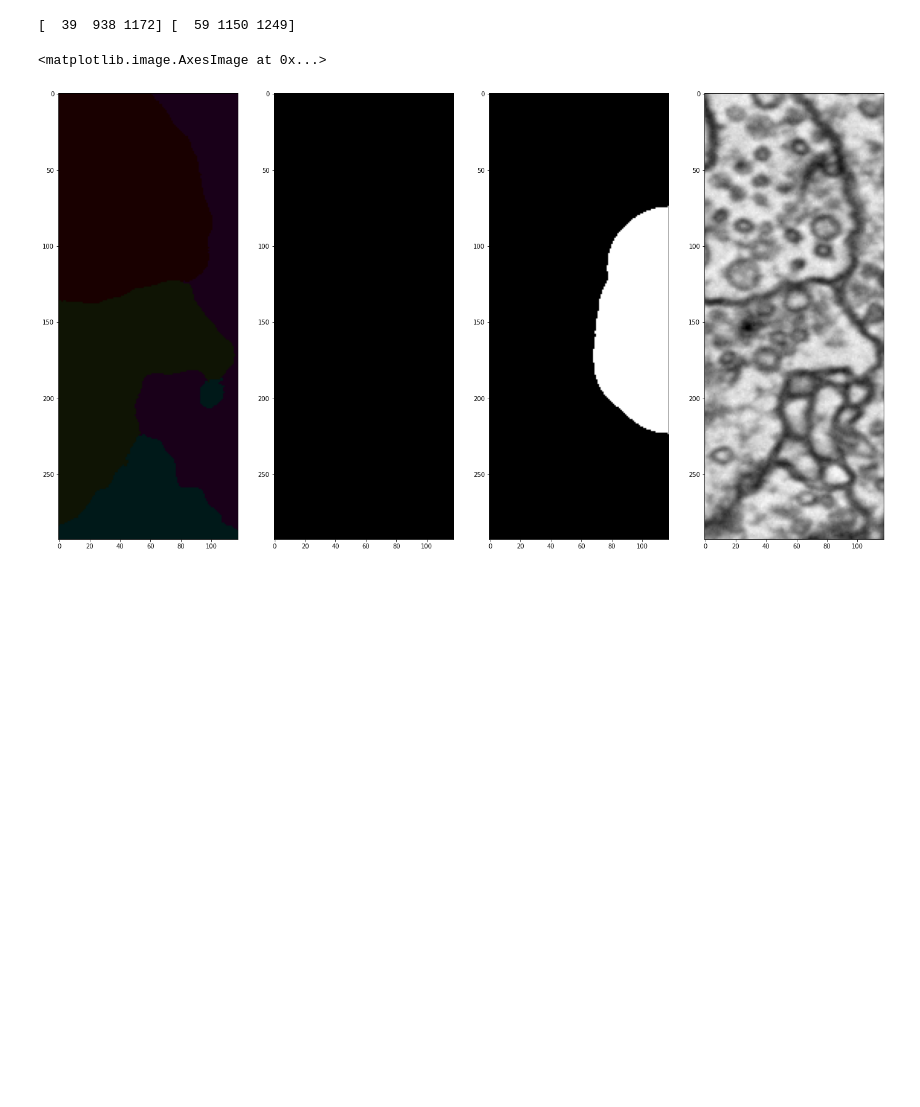
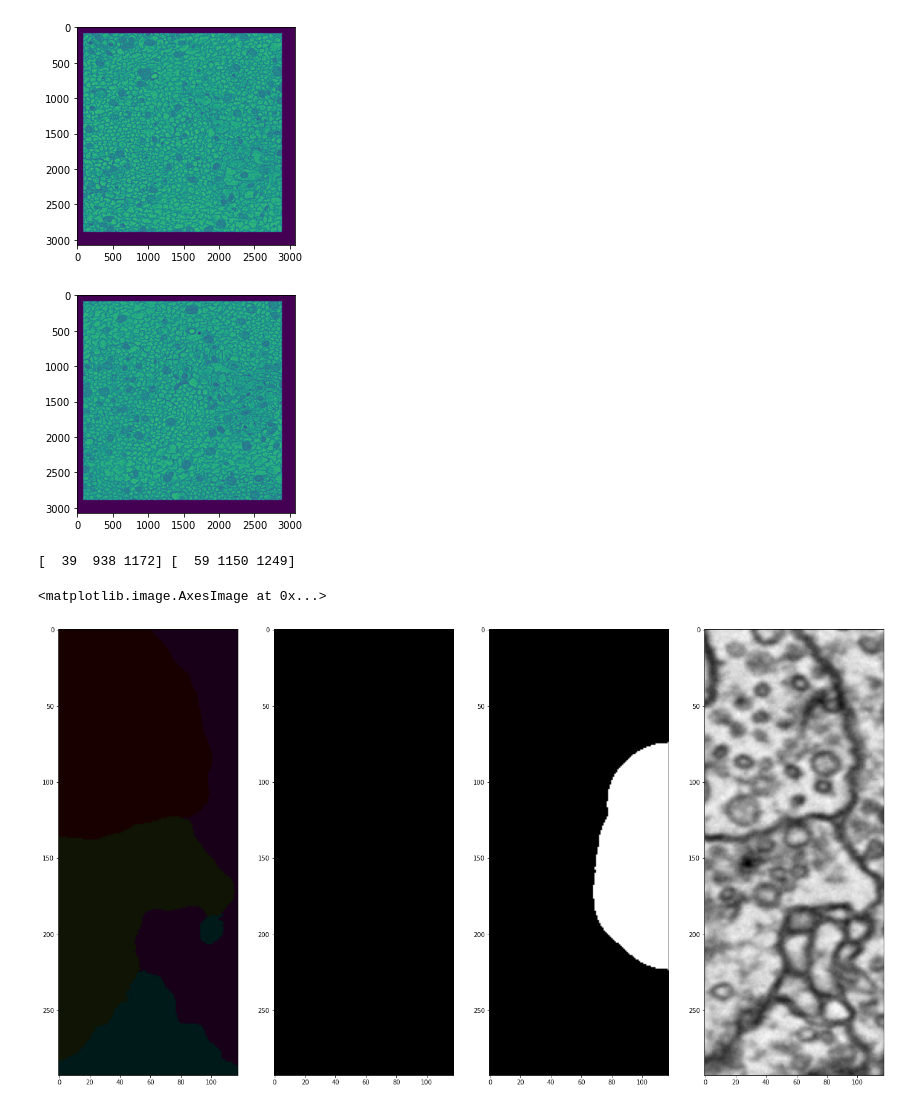
Before and after one commit to image-infomatics/neutorch, a Jupyter notebook: neutorch/notebooks/affinity_2_seg.ipynb, the cells around one changed output. Cells and saved outputs as stored; diff of their text form; code cells hidden in the pictures; blank space fills up the shorter version.

Commit message:
improve test flow

```diff
--- a/neutorch/notebooks/affinity_2_seg.ipynb
+++ b/neutorch/notebooks/affinity_2_seg.ipynb
@@ -186,8 +79,17 @@ from neutorch.dataset.affinity import TestDataset
 from neutorch.dataset.utils import from_h5
 import numpy as np
 
-dataset = TestDataset('../../data/sample_A_pad.hdf', (26,256,256), with_label=True)
-label = dataset.label
-(sz, sy, sx) = label.shape
-(oz, oy, ox) = dataset.label_offset
+patch_size =  (26,256,256)
+stride = (8,80,80)
+begin = []
+for i in range(len(patch_size)):
+    c = patch_size[i] // 2
+    o = stride[i] // 2
+    begin.append(c-o)
+begin = tuple(begin)
+print(begin)
+dataset = TestDataset('../../data/sample_A_pad.hdf', patch_size, stride, with_label=True)
+full = np.zeros(dataset.full_shape)
+print(len(dataset))
+print(dataset.full_shape)
 # %% [output]
@@ -237,7 +99,0 @@ plt.show()
-# %%
-plt.rcParams['image.interpolation'] = 'nearest'
-fig = plt.figure()
-fig.set_size_inches(10, 10)
-i=10
-plt.imshow(label[i], cmap='prism')
-plt.show()
@@ -248,0 +100,7 @@ RSU_affs = np.load('../../run_RSUnet/affinity.npy')
+# %%
+for (index, image) in enumerate(dataset):
+    (pz,py,px) = patch_size
+    (sz,sy,sx) = stride
+    (bz,by,bx) = begin
+    (iz,iy,ix) = dataset.get_indices(index)
+    full[iz+bz:iz+sz+bz, iy+by:iy+sy+by, ix+bx:ix+sx+bx] = image[:, bz:bz+sz,by:by+sy,bx:bx+sx]
@@ -249,3 +125,12 @@ RSU_affs = np.load('../../run_RSUnet/affinity.npy')
+# %%
+i = 100
+plt.imshow(full[17])
+plt.show()
+plt.imshow(full[176])
+plt.show()
+# %% [output]
+[figure, added]
+[figure, added]
 # %%
 from neutorch.dataset.utils import from_h5
 
```
Also changed, not shown: parts of 13 cells of this notebook, 5 other files.
